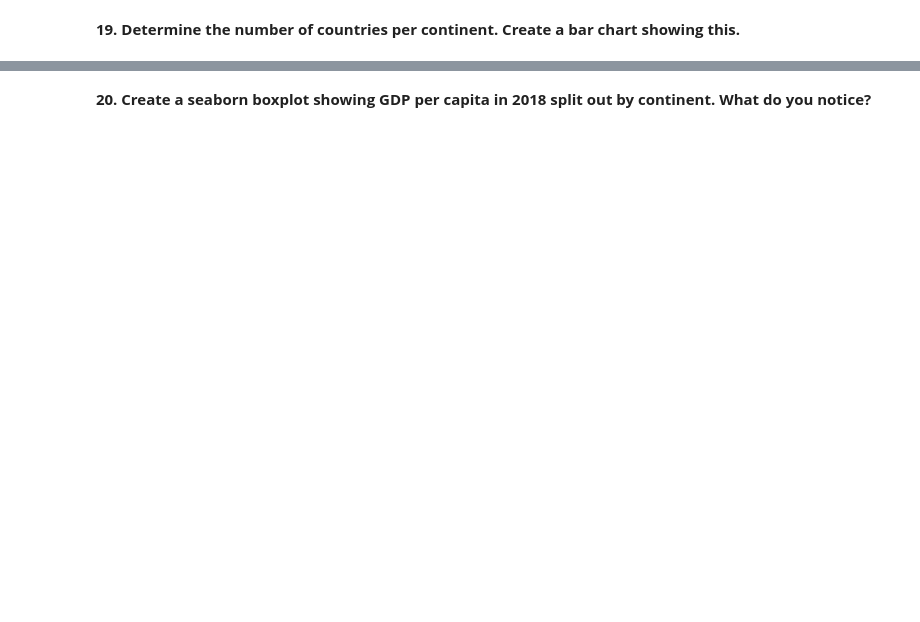
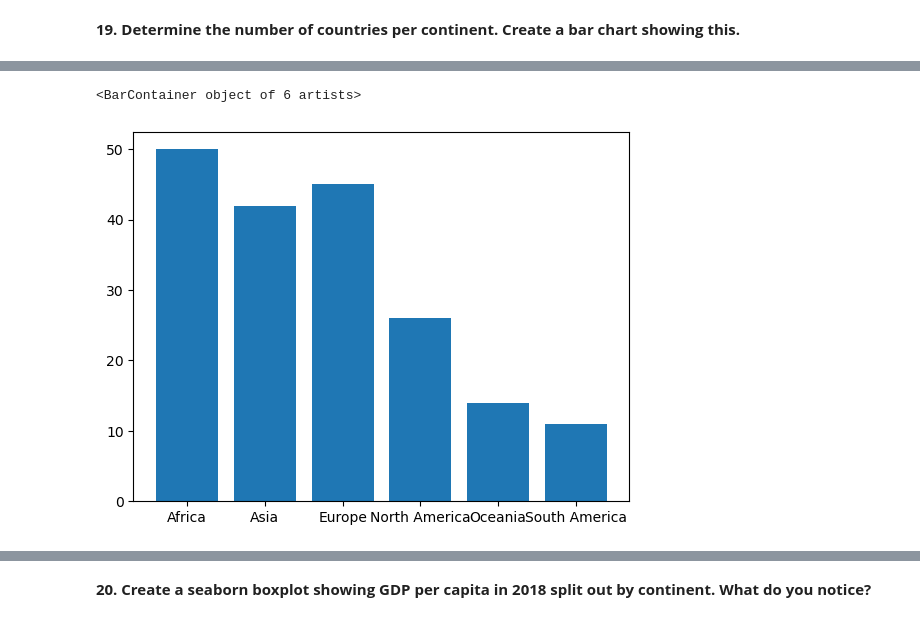
Before and after one commit to KagonDeans/un-exploration-KagonDeans, a Jupyter notebook: notebooks/UN_Data_Exploration.ipynb, the cells around one changed output, grey strips where cells are left out. Saved outputs shown, nothing was run; the diff lists cells and outputs as text; code cells hidden in the pictures; blank space fills up the shorter version.

```diff
--- a/notebooks/UN_Data_Exploration.ipynb
+++ b/notebooks/UN_Data_Exploration.ipynb
@@ -613,0 +557,11 @@ plt.bar(gdp_continent, gdp_country)
+# %%
+gdp_df_unique_bar = gdp_df_unique.groupby('Continent')['Country'].count().reset_index()
+# %%
+gdp_df_unique_Continent = gdp_df_unique_bar['Continent']
+# %%
+gdp_df_unique_Country = gdp_df_unique_bar['Country']
+# %%
+plt.bar(gdp_df_unique_Continent, gdp_df_unique_Country)
+# %% [output]
+<BarContainer object of 6 artists>
+[figure, added]
```
Also changed, not shown: parts of 69 cells of this notebook.
